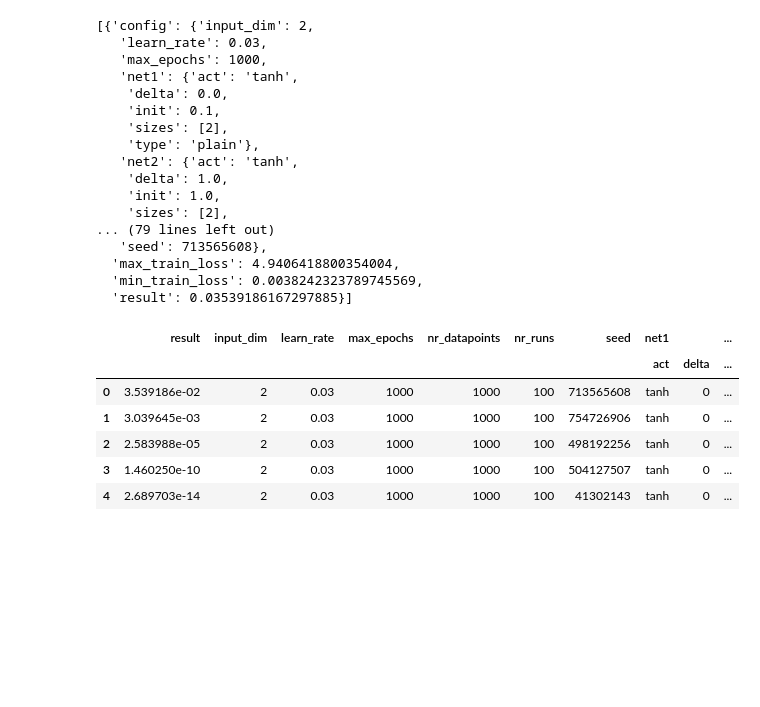
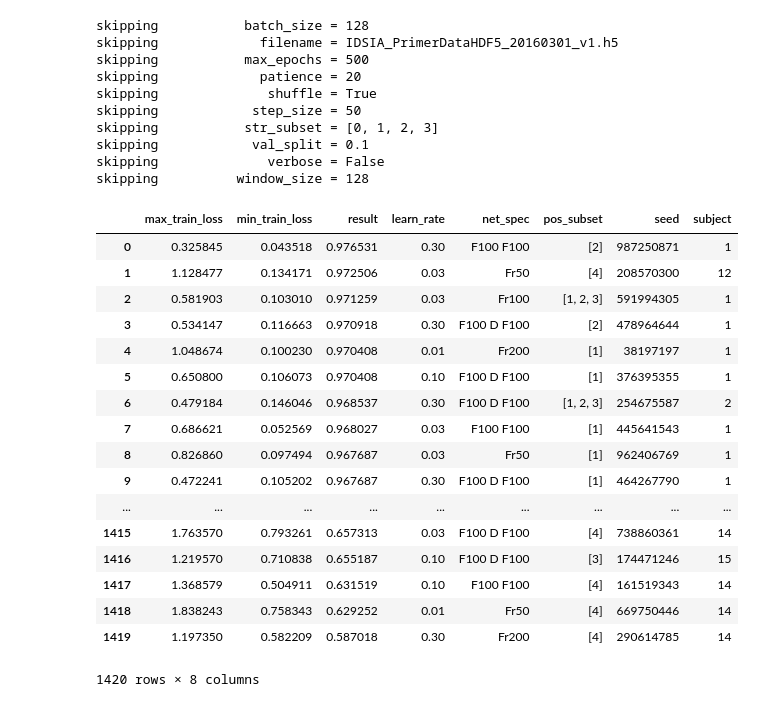
Before and after one commit to Qwlouse/topsacred, a Jupyter notebook: BasicDemo.ipynb, the cells around one changed output. Cells and saved outputs as stored; diff of their text form; code cells hidden in the pictures; blank space fills up the shorter version.

```diff
--- a/BasicDemo.ipynb
+++ b/BasicDemo.ipynb
@@ -16,2 +4,4 @@ ss
 # %%
-coll = pymongo.MongoClient().advers.study1.runs
+client = pymongo.MongoClient()
+db = client.INPUT
+coll = db.study1.runs
@@ -22,5 +21,5 @@ np.min(r['info']['train_losses'])
 # %%
 custom_cols = {
-    'min_train_loss': lambda x: np.min(r['info']['train_losses']),
-    'max_train_loss': lambda x: np.max(r['info']['train_losses']),
+    'min_train_loss': lambda x: np.min(x['info']['logs']['rolling_training']['total_loss']),
+    'max_train_loss': lambda x: np.max(x['info']['logs']['rolling_training']['total_loss']),
 }
@@ -35,31 +26,32 @@ for r in coll.find({}).sort('result'):
-# %%
-all_results
-# %% [output]
-[{'config': {'input_dim': 2,
-   'learn_rate': 0.03,
-   'max_epochs': 1000,
-   'net1': {'act': 'tanh',
-    'delta': 0.0,
-    'init': 0.1,
-    'sizes': [2],
-    'type': 'plain'},
-   'net2': {'act': 'tanh',
-    'delta': 1.0,
-    'init': 1.0,
-    'sizes': [2],
-... (79 lines left out)
-   'seed': 713565608},
-  'max_train_loss': 4.9406418800354004,
-  'min_train_loss': 0.0038242323789745569,
-  'result': 0.03539186167297885}]
 # %%
-df = get_results(coll)
+df = get_results(coll, custom_cols=custom_cols)
 df
 # %% [output]
+skipping           batch_size = 128
+skipping             filename = IDSIA_PrimerDataHDF5_20160301_v1.h5
+skipping           max_epochs = 500
+skipping             patience = 20
+skipping              shuffle = True
+skipping            step_size = 50
+skipping           str_subset = [0, 1, 2, 3]
+skipping            val_split = 0.1
+skipping              verbose = False
+skipping          window_size = 128
-|  | result | input_dim | learn_rate | max_epochs | nr_datapoints | nr_runs | seed | net1 |  | ... |
-|  |  |  |  |  |  |  |  | act | delta | ... |
-| 0 | 3.539186e-02 | 2 | 0.03 | 1000 | 1000 | 100 | 713565608 | tanh | 0 | ... |
-| 1 | 3.039645e-03 | 2 | 0.03 | 1000 | 1000 | 100 | 754726906 | tanh | 0 | ... |
-| 2 | 2.583988e-05 | 2 | 0.03 | 1000 | 1000 | 100 | 498192256 | tanh | 0 | ... |
-| 3 | 1.460250e-10 | 2 | 0.03 | 1000 | 1000 | 100 | 504127507 | tanh | 0 | ... |
-| 4 | 2.689703e-14 | 2 | 0.03 | 1000 | 1000 | 100 | 41302143 | tanh | 0 | ... |
+|  | max_train_loss | min_train_loss | result | learn_rate | net_spec | pos_subset | seed | subject |
+| 0 | 0.325845 | 0.043518 | 0.976531 | 0.30 | F100 F100 | [2] | 987250871 | 1 |
+| 1 | 1.128477 | 0.134171 | 0.972506 | 0.03 | Fr50 | [4] | 208570300 | 12 |
+| 2 | 0.581903 | 0.103010 | 0.971259 | 0.03 | Fr100 | [1, 2, 3] | 591994305 | 1 |
+| 3 | 0.534147 | 0.116663 | 0.970918 | 0.30 | F100 D F100 | [2] | 478964644 | 1 |
+| 4 | 1.048674 | 0.100230 | 0.970408 | 0.01 | Fr200 | [1] | 38197197 | 1 |
+| 5 | 0.650800 | 0.106073 | 0.970408 | 0.10 | F100 D F100 | [1] | 376395355 | 1 |
+| 6 | 0.479184 | 0.146046 | 0.968537 | 0.30 | F100 D F100 | [1, 2, 3] | 254675587 | 2 |
+| 7 | 0.686621 | 0.052569 | 0.968027 | 0.03 | F100 F100 | [1] | 445641543 | 1 |
+| 8 | 0.826860 | 0.097494 | 0.967687 | 0.03 | Fr50 | [1] | 962406769 | 1 |
+| 9 | 0.472241 | 0.105202 | 0.967687 | 0.30 | F100 D F100 | [1] | 464267790 | 1 |
+| ... | ... | ... | ... | ... | ... | ... | ... | ... |
+| 1415 | 1.763570 | 0.793261 | 0.657313 | 0.03 | F100 D F100 | [4] | 738860361 | 14 |
+| 1416 | 1.219570 | 0.710838 | 0.655187 | 0.10 | F100 D F100 | [3] | 174471246 | 15 |
+| 1417 | 1.368579 | 0.504911 | 0.631519 | 0.10 | F100 F100 | [4] | 161519343 | 14 |
+| 1418 | 1.838243 | 0.758343 | 0.629252 | 0.01 | Fr50 | [4] | 669750446 | 14 |
+| 1419 | 1.197350 | 0.582209 | 0.587018 | 0.30 | Fr200 | [4] | 290614785 | 14 |
+1420 rows × 8 columns
```
Also changed, not shown: parts of 17 cells of this notebook.
